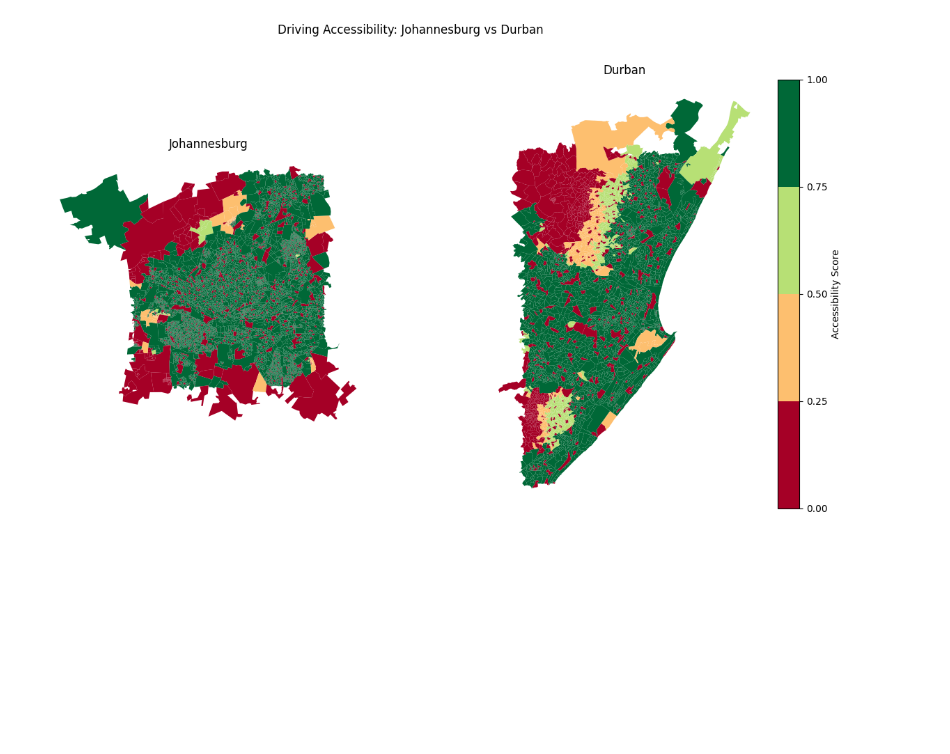
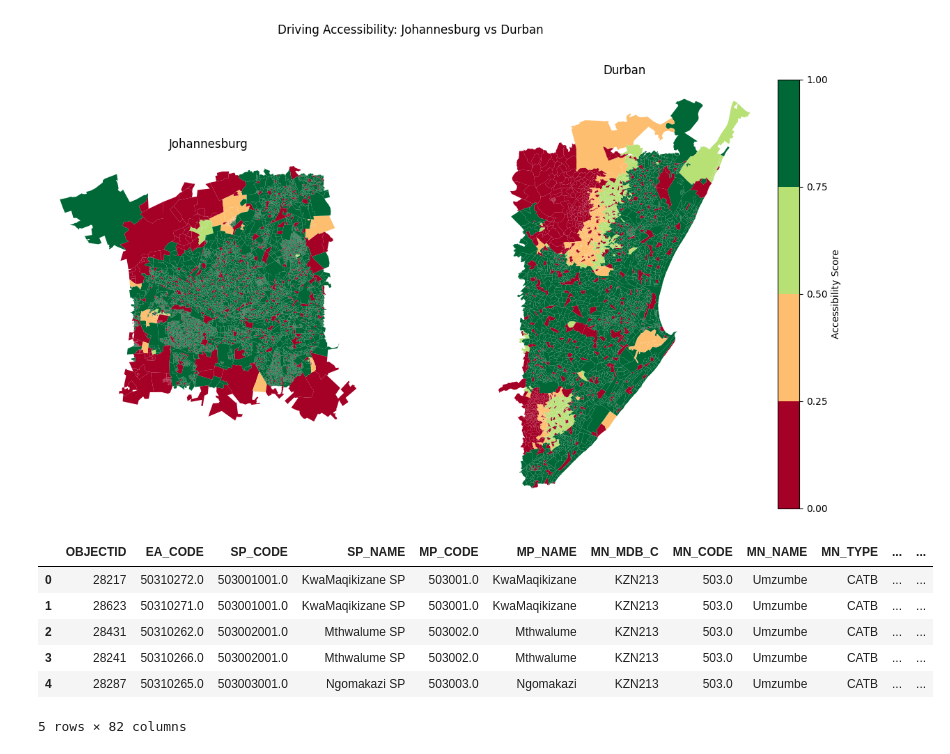
Before and after one commit to tess-vu/south-africa-healthcare, a Jupyter notebook: notebooks/2sfca.ipynb, the cells around one changed output. Saved outputs shown, nothing was run; the diff lists cells and outputs as text; code cells hidden in the pictures; blank space fills up the shorter version.

```diff
--- a/notebooks/2sfca.ipynb
+++ b/notebooks/2sfca.ipynb
@@ -788,3 +735,13 @@ plt.savefig("joburgandDurban_driving.png", dpi=150, bbox_inches='tight')
 plt.show()
 # %% [output]
 [figure]
+# %%
+allaccess.head()
+# %% [output]
+|  | OBJECTID | EA_CODE | SP_CODE | SP_NAME | MP_CODE | MP_NAME | MN_MDB_C | MN_CODE | MN_NAME | MN_TYPE | ... | ... |
+| 0 | 28217 | 50310272.0 | 503001001.0 | KwaMaqikizane SP | 503001.0 | KwaMaqikizane | KZN213 | 503.0 | Umzumbe | CATB | ... | ... |
+| 1 | 28623 | 50310271.0 | 503001001.0 | KwaMaqikizane SP | 503001.0 | KwaMaqikizane | KZN213 | 503.0 | Umzumbe | CATB | ... | ... |
+| 2 | 28431 | 50310262.0 | 503002001.0 | Mthwalume SP | 503002.0 | Mthwalume | KZN213 | 503.0 | Umzumbe | CATB | ... | ... |
+| 3 | 28241 | 50310266.0 | 503002001.0 | Mthwalume SP | 503002.0 | Mthwalume | KZN213 | 503.0 | Umzumbe | CATB | ... | ... |
+| 4 | 28287 | 50310265.0 | 503003001.0 | Ngomakazi SP | 503003.0 | Ngomakazi | KZN213 | 503.0 | Umzumbe | CATB | ... | ... |
+5 rows × 82 columns
```
Also changed, not shown: parts of 9 cells of this notebook, 11 other files.
